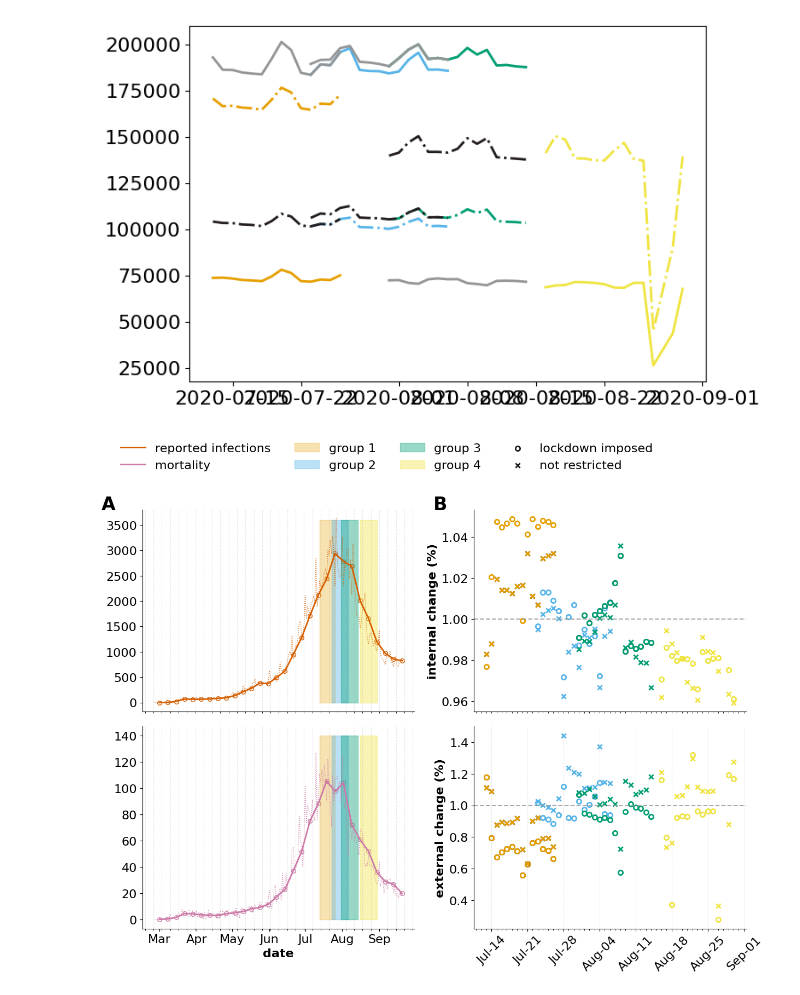
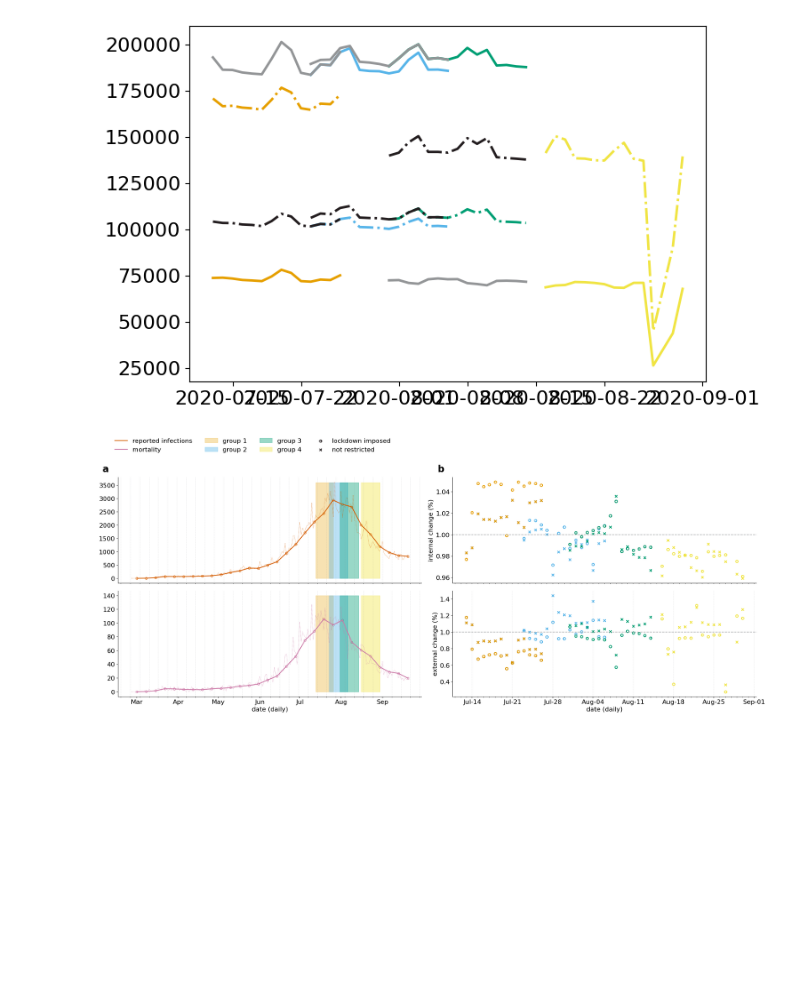
Before and after one commit to ChaosDonkey06/bogota_covid19_lockdowns, a Jupyter notebook: figures/fig01.ipynb, the cells around one changed output. Cells and saved outputs as stored; diff of their text form; code cells hidden in the pictures; blank space fills up the shorter version.

```diff
--- a/figures/fig01.ipynb
+++ b/figures/fig01.ipynb
@@ -198,7 +194,6 @@ fig, ax = plt.subplots(2, 1, figsize=(7.2, 5.2), sharex=True)
 ax[0].plot(bog_df["date"], bog_df["cases"], color=palette_guide[-2], ls=":", lw=1, alpha=0.8)
 l_inf,  = ax[0].plot(bog_w_df["date"], bog_w_df["weekly_cases"], lw=2, ls="-", color=palette_guide[-2], label="reported infections")
 ax[0].scatter(bog_w_df["date"], bog_w_df["weekly_cases"], ec=palette_guide[-2], fc="w", s=30)
-
 
 lg1 = ax[0].fill_between([dates_lockdown01[0], dates_lockdown01[-1]], 0, 3600, color = palette_guide[0], alpha=0.3, label = "group 1")
 lg2 = ax[0].fill_between([dates_lockdown02[0], dates_lockdown02[-1]], 0, 3600, color = palette_guide[1], alpha=0.4, label = "group 2")
@@ -219,14 +214,8 @@ fig.legend(handles=[l_inf, l_deaths, lg1, lg2, lg3, lg4], ncols=3,
 fig.supylabel("incidence", weight='bold')
 fig.supxlabel("date", weight='bold')
 
-for axi in ax.flatten():
-    axi.grid(axis='x', which="minor", linestyle='--', alpha=0.2, color=palette_grays[1])
-    axi.xaxis.set_major_formatter(mdates.DateFormatter('%b'))
-    axi.tick_params(which='both', axis='x', labelrotation=0)
-    axi.xaxis.set_minor_locator(mdates.WeekdayLocator())
-    axi.xaxis.set_major_locator(mdates.MonthLocator())
-    axi.spines['right'].set_visible(False)
-    axi.spines['top'].set_visible(False)
+#for axi in ax.flatten():
+
 
 plt.tight_layout()
 # %% [output]
@@ -643,7 +632,7 @@ layout = [["infections",  "internal"],
             ["deaths", "external"]]
 
 fig, axes = plt.subplot_mosaic(layout,
-                                figsize=(12.5, 9.2),
+                                figsize=(24, 9.2),
                                 sharex=False, sharey=False)
 
 
@@ -737,7 +726,7 @@ for i_lck, lockdown in enumerate([locs_01, locs_02, locs_03, locs_04]):
         axes["external"].scatter(quantiles_df.index.values, quantiles_df["median"], c=palette_grays[0], lw=2, marker="x", label=label)
     axes["external"].scatter(quantiles_df.index.values, quantiles_df["median"], c=palette_guide[i_lck], lw=2, marker="x")
 axes["external"].axhline(y=1, color=palette_grays[1], ls="--", lw=1.5, alpha=0.8)
-axes["external"].set_ylabel("external change (%)", weight="bold")
+axes["external"].set_ylabel("external change (%)")
 
 ############## - ############## - ##############
 
@@ -815,41 +804,41 @@ for i_lck, lockdown in enumerate([locs_01, locs_02, locs_03, locs_04]):
     #intern_mov_df = intern_mov_df + [bog_g01_df]
 
 axes["internal"].axhline(y=1, color=palette_grays[1], ls="--", lw=1.5, alpha=0.8)
-axes["internal"].set_ylabel("internal change (%)", weight="bold")
+axes["internal"].set_ylabel("internal change (%)")
 #axes["internal"].legend(loc='upper left', bbox_to_anchor=(-0.1, 1.4), frameon=False, ncol=2)
 
 for axi in [axes["internal"], axes["external"]]:
     axi.grid(axis='x', which="major", linestyle='--', alpha=0.2, color=palette_grays[1])
     axi.xaxis.set_major_formatter(mdates.DateFormatter('%b-%d'))
-    axi.tick_params(which='both', axis='x', labelrotation=45)
+    axi.tick_params(which='both', axis='x', labelrotation=0)
     axi.xaxis.set_major_locator(mdates.WeekdayLocator())
     axi.xaxis.set_minor_locator(mdates.DayLocator())
     axi.spines['right'].set_visible( False )
     axi.spines['top'].set_visible( False )
 
 for axi in [axes["infections"], axes["deaths"]]:
     axi.grid(axis='x', which="minor", linestyle='--', alpha=0.2, color=palette_grays[1])
     axi.xaxis.set_major_formatter(mdates.DateFormatter('%b'))
     axi.tick_params(which='both', axis='x', labelrotation=0)
     axi.xaxis.set_minor_locator(mdates.WeekdayLocator())
     axi.xaxis.set_major_locator(mdates.MonthLocator())
     axi.spines['right'].set_visible(False)
     axi.spines['top'].set_visible(False)
 
 fig.legend(handles=[l_inf, l_deaths, lg1, lg2, lg3, lg4, line_lab_ext, line_lab_int], ncols=4,
                                     loc='upper left', bbox_to_anchor=(0.025, 1.1), frameon=False)
-axes["deaths"].set_xlabel("date", weight='bold')
-
+axes["deaths"].set_xlabel("date (daily)")
+axes["external"].set_xlabel("date (daily)")
 axes["infections"].set_xticks([])
 axes["internal"].set_xticks([])
 
-axes["infections"].text(x=-0.15, y=1.0, s="A", weight="bold", transform=axes["infections"].transAxes, fontsize=24)
-axes["internal"].text(x=-0.15, y=1.0, s="B", weight="bold", transform=axes["internal"].transAxes, fontsize=24)
+axes["infections"].text(x=-0.05, y=1.05, s="a", weight="bold", transform=axes["infections"].transAxes, fontsize=24)
+axes["internal"].text(x=-0.05, y=1.05, s="b", weight="bold", transform=axes["internal"].transAxes, fontsize=24)
 
 plt.tight_layout()
 
 fig.savefig(os.path.join('figures',  'Fig1_mobility_changes.png'), dpi=300, bbox_inches='tight')
 # %% [output]
-[figure, old version]
+[figure, new version]
 # %%
 #########
```
Also changed, not shown: parts of 8 cells of this notebook, 16 other files.
